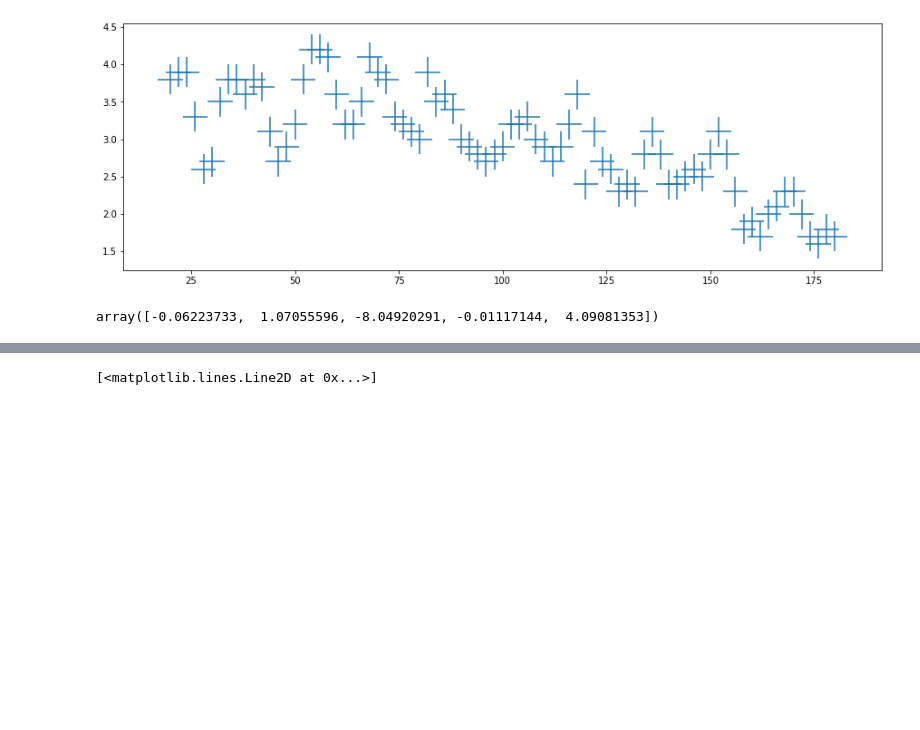
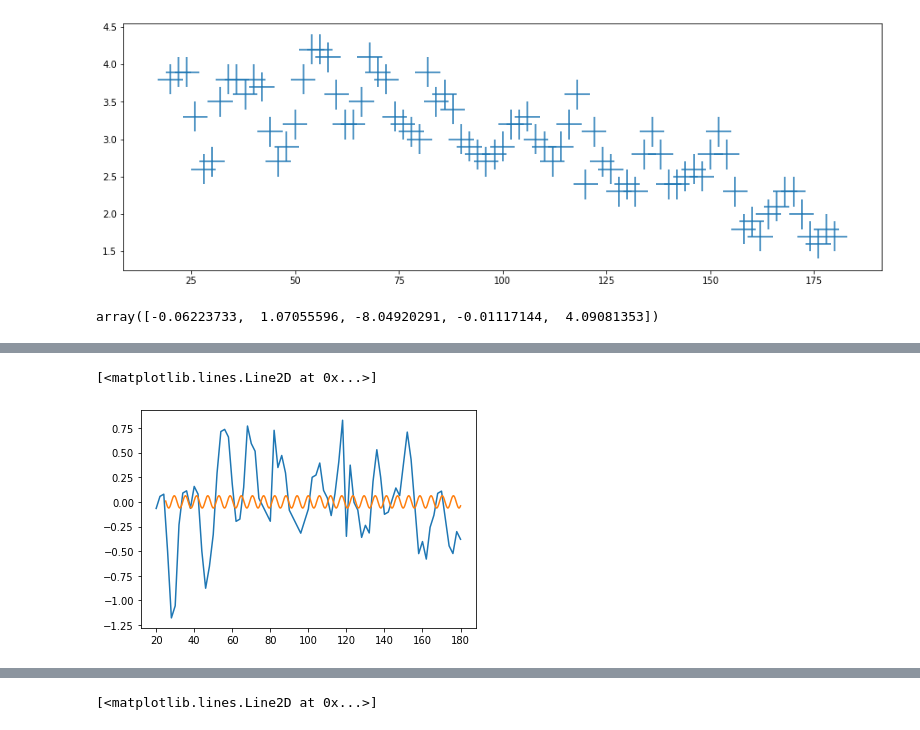
Before and after one commit to hakrac/praktikum, a Jupyter notebook: Mikrowellen/main.ipynb, the cells around one changed output, grey strips where cells are left out. Drawn from its saved outputs; the diff is of its cells as text; code cells hidden in the pictures; blank space fills up the shorter version.

```diff
--- a/Mikrowellen/main.ipynb
+++ b/Mikrowellen/main.ipynb
@@ -32,0 +69,14 @@ plt.plot(X, Y)
+# %%
+y_bar = y - lin_func(x, *lin_popt)
+plt.plot(x, y_bar)
+
+def sin_func(x, a, b, c):
+    return a * np.sin(b * x + c)
+
+popt, pcov = curve_fit(sin_func, x, y_bar)
+X = np.linspace(25, 180, 1000)
+Y = sin_func(X, *popt)
+plt.plot(X, Y)
+# %% [output]
+[<matplotlib.lines.Line2D at 0x...>]
+[figure, added]
```
Also changed, not shown: parts of 16 cells of this notebook.
